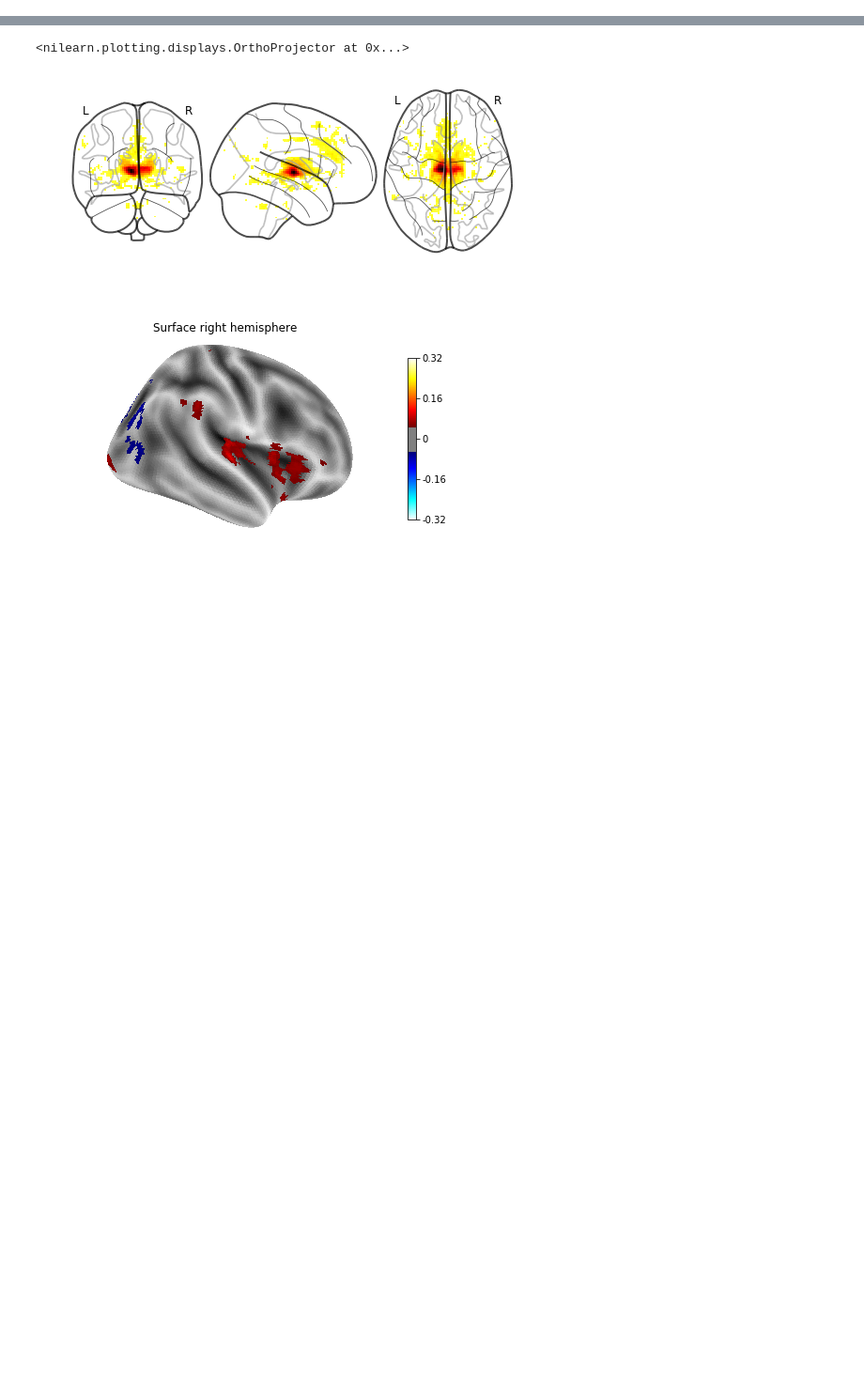
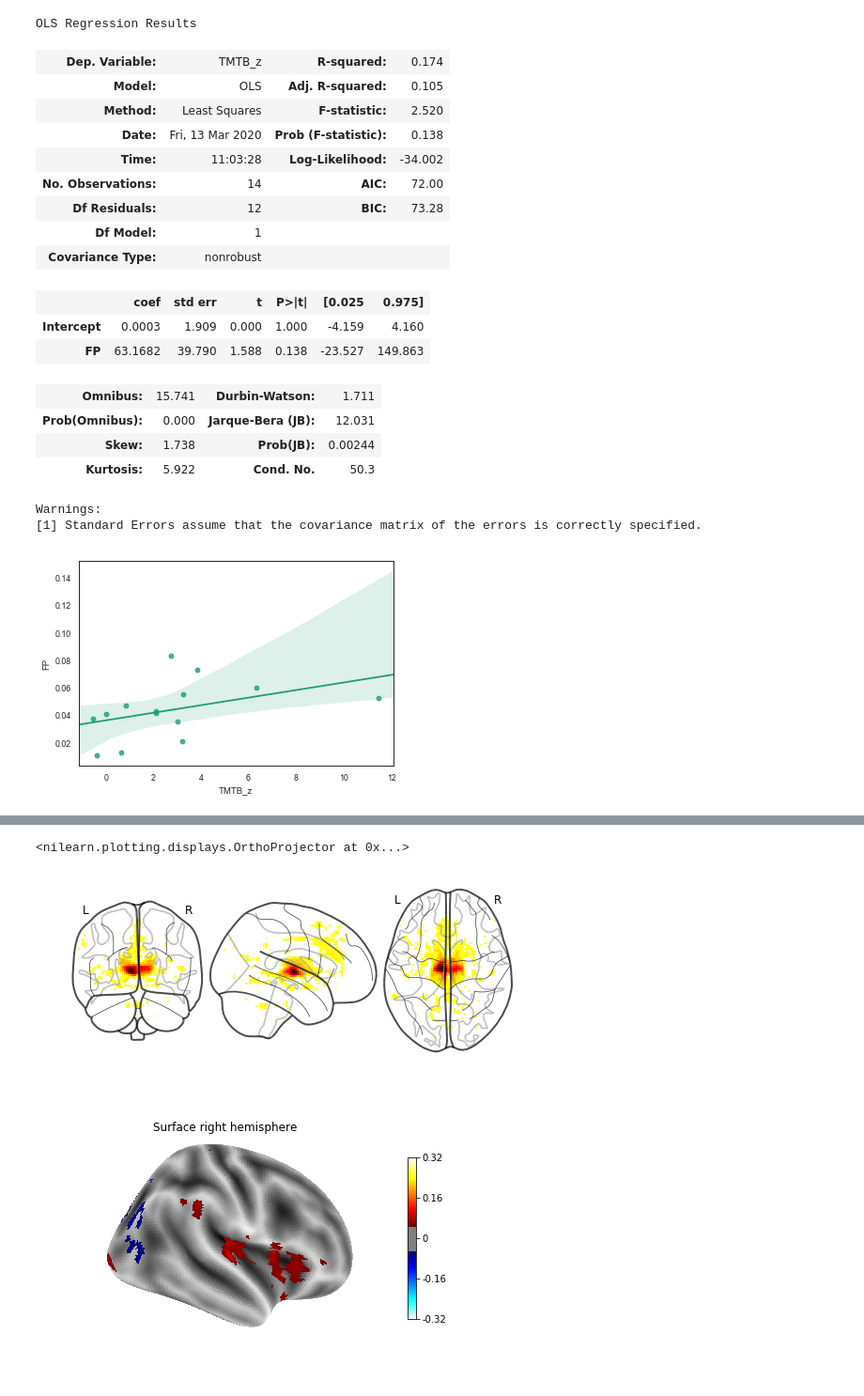
Before and after one commit to kaihwang/LesionNetwork, a Jupyter notebook: Lesion Analysis.ipynb, the cells around one changed output, grey strips where cells are left out. Shown at 94% size. Drawn from its saved outputs; the diff is of its cells as text; code cells hidden in the pictures; blank space fills up the shorter version.

```diff
--- a/Lesion Analysis.ipynb
+++ b/Lesion Analysis.ipynb
@@ -295,0 +59,19 @@ print(sdf[sdf['LesionLoad_mask2697']>.1]['Trail Score'].std())
+# %%
+## Calcualte average FC for each lesion mask
+patients = [1105, 1692, 1809, 1830, 2092, 2105, 2552, 2781, 3049, 3184, 'CA018',
+            'CA041', 'CA104', 'CA105']
+yeonetwork = nib.load('/data/backed_up/shared/ROIs/Yeo7network_2mm.nii.gz').get_data()
+networks = ['V', 'SM', 'DA', 'CO', 'Lim', 'FP', 'DF']
+
+for p in patients:
+	fcfile = '/home/kahwang/bsh/Tha_Lesion_Mapping/NKI_groupFC_%s.nii.gz'  %p
+	fcmap = nib.load(fcfile).get_data()[:,:,:,0,0]
+
+	for i, n in enumerate(networks):
+		df.loc[df['Sub']==str(p), n] =  np.mean(fcmap[yeonetwork==i+1])
+# %%
+sdf = df[df['Site']=='Th']
+# %%
+sdf.loc[sdf['TMTB_adj']<2, 'Impaired'] = 'Less impaired'
+sdf.loc[sdf['TMTB_adj']>=2, 'Impaired'] = 'Impaired'
+sdf['Impaired']
@@ -295,0 +115,24 @@ print(sdf[sdf['LesionLoad_mask2697']>.1]['Trail Score'].std())
+# %%
+a=sns.regplot(x='TMTB_z', y='FP', data=sdf) #
+smf.ols(formula='TMTB_z~FP', data=sdf).fit().summary()
+# %% [output]
+OLS Regression Results
+| Dep. Variable: | TMTB_z | R-squared: | 0.174 |
+| Model: | OLS | Adj. R-squared: | 0.105 |
+| Method: | Least Squares | F-statistic: | 2.520 |
+| Date: | Fri, 13 Mar 2020 | Prob (F-statistic): | 0.138 |
+| Time: | 11:03:28 | Log-Likelihood: | -34.002 |
+| No. Observations: | 14 | AIC: | 72.00 |
+| Df Residuals: | 12 | BIC: | 73.28 |
+| Df Model: | 1 |  |  |
+| Covariance Type: | nonrobust |  |  |
+|  | coef | std err | t | P>|t| | [0.025 | 0.975] |
+| Intercept | 0.0003 | 1.909 | 0.000 | 1.000 | -4.159 | 4.160 |
+| FP | 63.1682 | 39.790 | 1.588 | 0.138 | -23.527 | 149.863 |
+| Omnibus: | 15.741 | Durbin-Watson: | 1.711 |
+| Prob(Omnibus): | 0.000 | Jarque-Bera (JB): | 12.031 |
+| Skew: | 1.738 | Prob(JB): | 0.00244 |
+| Kurtosis: | 5.922 | Cond. No. | 50.3 |
+Warnings:
+[1] Standard Errors assume that the covariance matrix of the errors is correctly specified.
+[figure, added]
```
Also changed, not shown: parts of 34 cells of this notebook.
